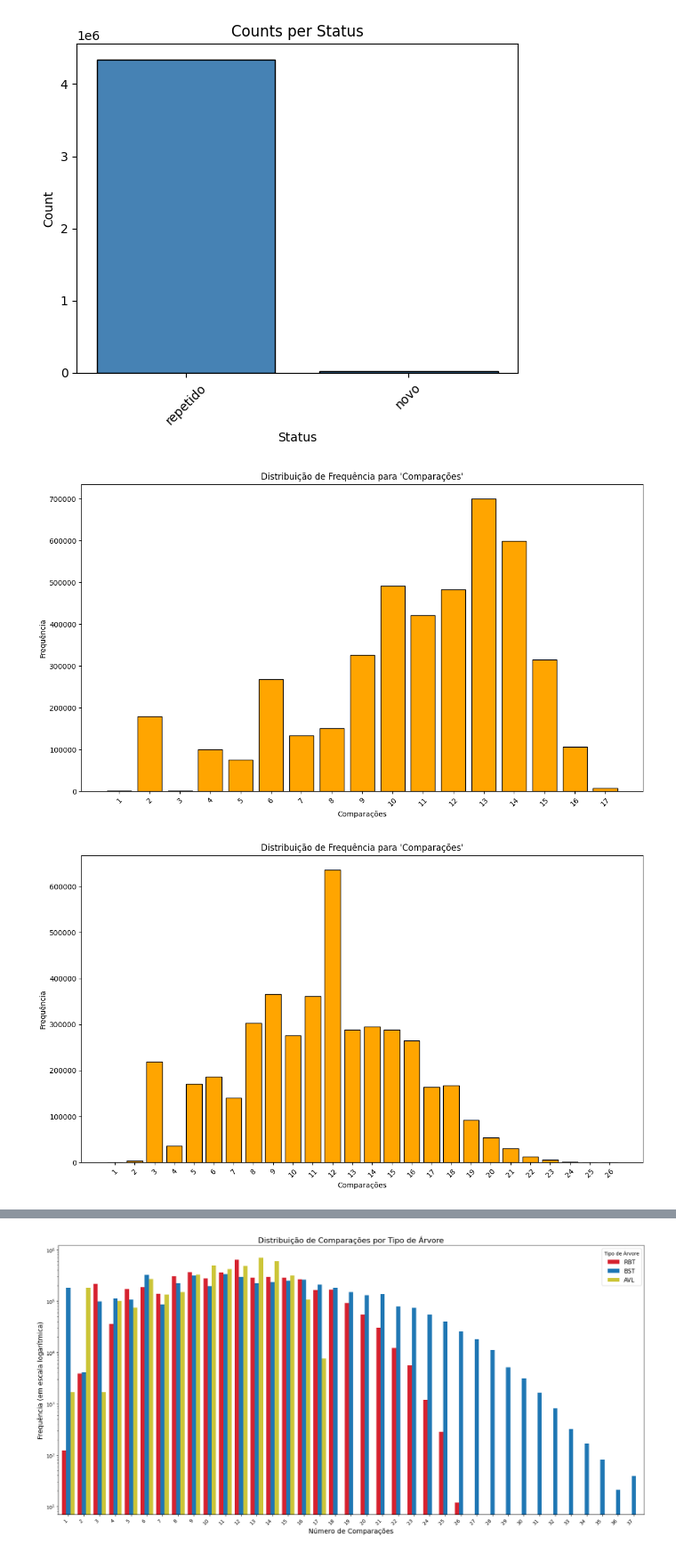
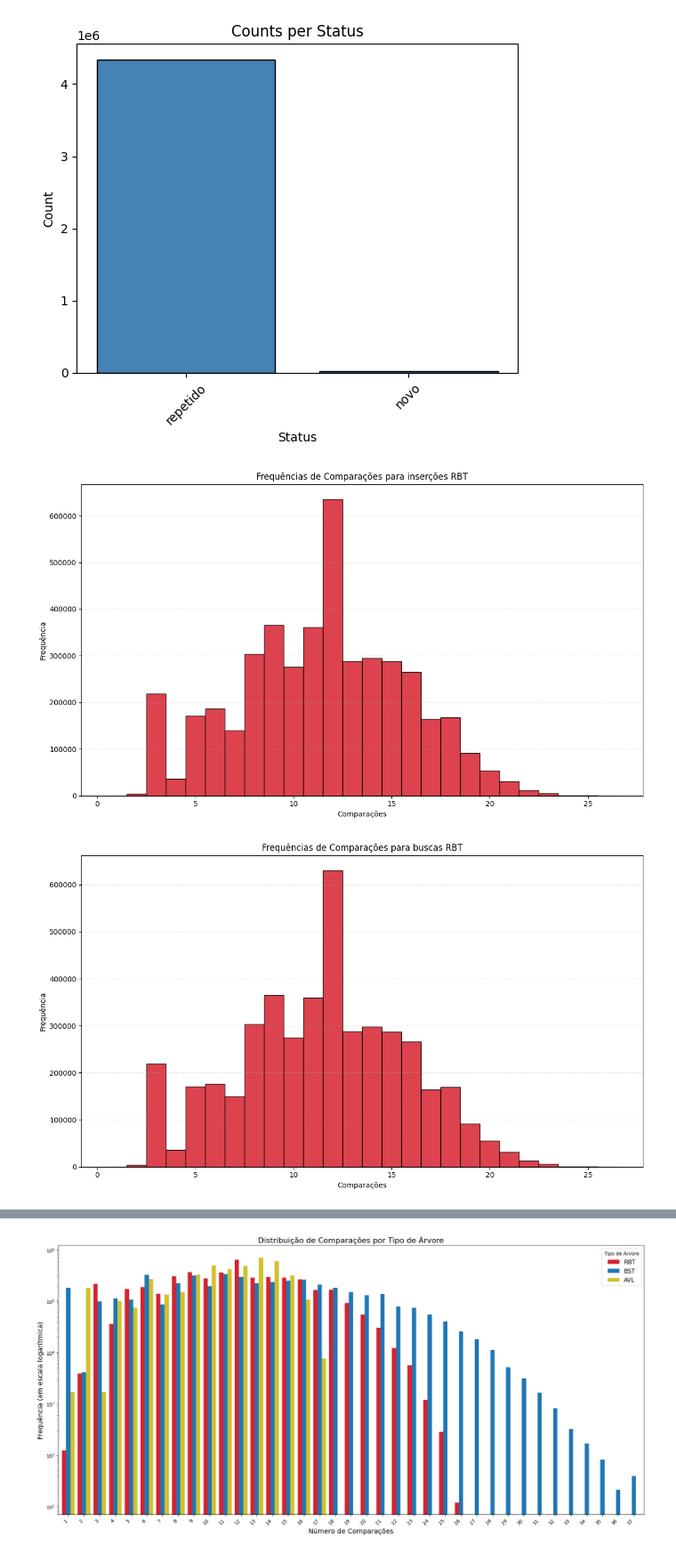
Before and after one commit to szacomelli/ed-inv-index, a Jupyter notebook: vis/data.ipynb, the cells around one changed output, grey strips where cells are left out. Shown: that part at 89% size. Drawn from its saved outputs; the diff is of its cells as text; code cells hidden in the pictures.

```diff
--- a/vis/data.ipynb
+++ b/vis/data.ipynb
@@ -14,9 +14,9 @@ w_in_rbt = extract("../stats/rbt_word_inserts.csv")
 w_in_bst = extract("../stats/bst_word_inserts.csv")
 w_in_avl = extract("../stats/avl_word_inserts.csv")
 
-f_rbt = pd.read_csv("../stats/rbt_total_inserts.csv")
-f_bst = pd.read_csv("../stats/rbt_total_inserts.csv")
-f_avl = pd.read_csv("../stats/avl_total_inserts.csv")
+search_rbt = extract("../stats/rbt_word_search.csv")
+search_bst = extract("../stats/bst_word_search.csv")
+search_avl = extract("../stats/avl_word_search.csv")
 # %%
 
 # Get the value counts of the 'status' column
@@ -63,8 +72,7 @@ def comp_hist(data: pd.DataFrame, column_name: str):
     plt.show()
 # %%
-comp_hist(w_in_avl, "comparações")
-comp_hist(w_in_rbt, "comparações")
-comp_hist(w_in_bst, "comparações")
+comp_hist(w_in_rbt, "comparações", '#d6222f', 'inserções RBT')
+comp_hist(search_rbt, "comparações", '#d6222f', 'buscas RBT')
 # %% [output]
-[figure, old version]
+[figure, new version]
-[figure, old version]
+[figure, new version]
```
Also changed, not shown: parts of 8 cells of this notebook, 8 other files.
